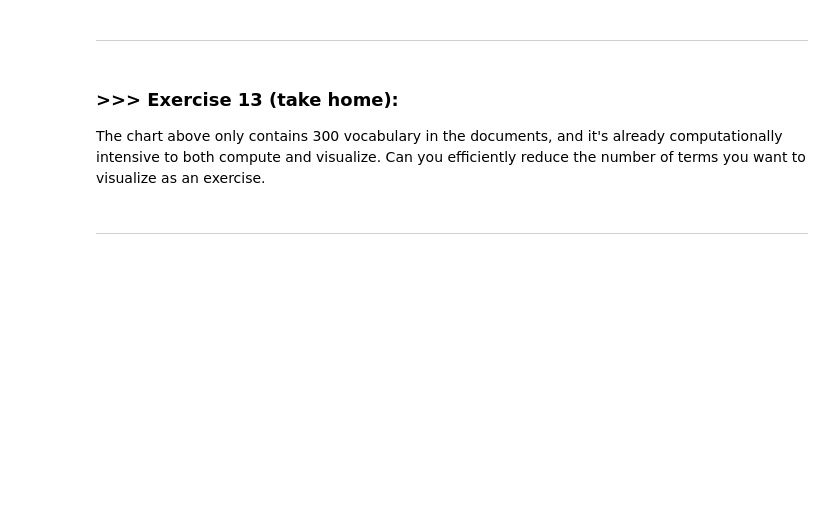
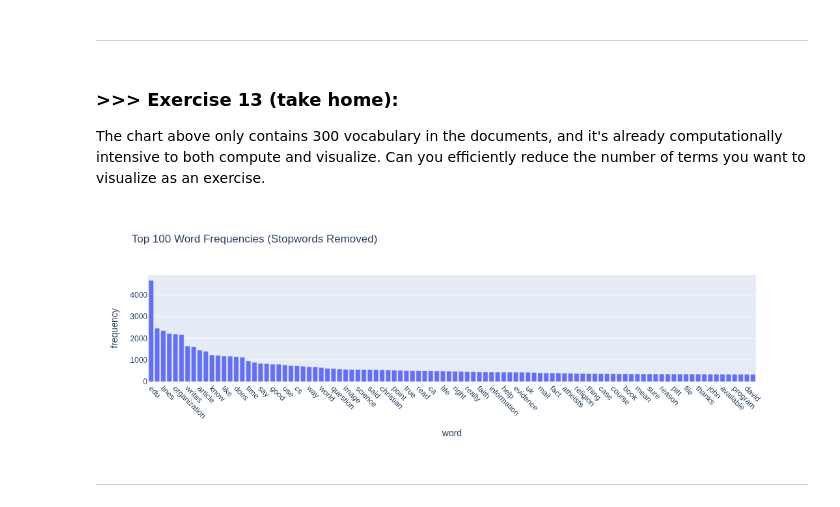
Before and after one commit to daumkakao1203/DM2025-Lab1-Exercise, a Jupyter notebook: DM2025-Lab1-Master.ipynb, the cells around one changed output. Cells and saved outputs as stored; diff of their text form; code cells hidden in the pictures; blank space fills up the shorter version.

```diff
--- a/DM2025-Lab1-Master.ipynb
+++ b/DM2025-Lab1-Master.ipynb
@@ -1136,3 +1167,30 @@ The chart above only contains 300 vocabulary in the documents, and it's already
+# %%
+count_vect_stopwords = CountVectorizer(stop_words='english')
+
+X_counts_stopwords = count_vect_stopwords.fit_transform(X.text)
+term_frequencies = np.asarray(X_counts_stopwords.sum(axis=0)).ravel()
+df = pd.DataFrame({
+    'word': count_vect_stopwords.get_feature_names_out(),
+    'frequency': term_frequencies
+})
+
+df_sorted = df.sort_values(by='frequency', ascending=False)
+
+num_words_to_plot = min(100, len(df_sorted))
+
+fig = px.bar(
+    data_frame=df_sorted.head(num_words_to_plot),
+    x='word',
+    y='frequency',
+    hover_data={'word': True, 'frequency': True},
+    title=f'Top {num_words_to_plot} Word Frequencies (Stopwords Removed)'
+)
+
+fig.update_xaxes(tickangle=45)
+
+fig.show()
+# %% [output]
+[figure, added]
 # %% [markdown]
 ---
 # %% [markdown]
```
Also changed, not shown: parts of 15 cells of this notebook, 2 other files.
